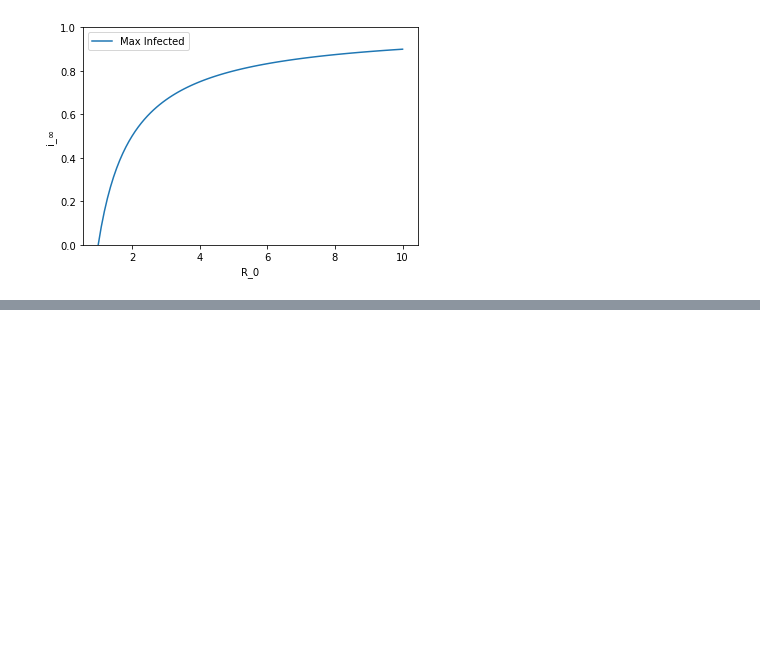
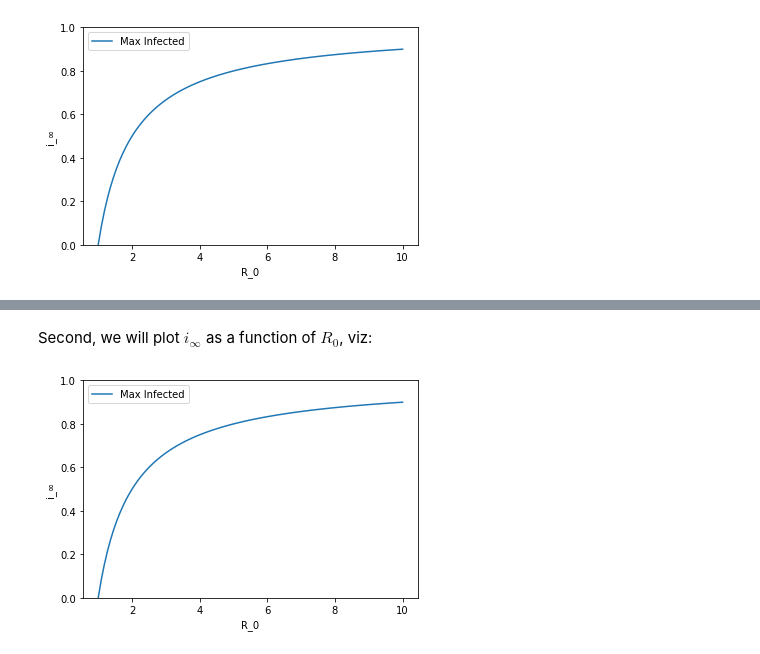
Before and after one commit to fcantelmi/morning-bytes, a Jupyter notebook: sirmodel/sirmodel.ipynb, the cells around one changed output, grey strips where cells are left out. Cells and saved outputs as stored; diff of their text form; code cells hidden in the pictures; blank space fills up the shorter version.

```diff
--- a/sirmodel/sirmodel.ipynb
+++ b/sirmodel/sirmodel.ipynb
@@ -287,0 +313,15 @@ plt.show()
+# %% [markdown]
+Second, we will plot $i_\infty$ as a function of $R_0$, viz:
+# %%
+import matplotlib.pyplot as plt
+import numpy as np
+
+R_0 = np.linspace(1, 10, 100)
+plt.plot(R_0, 1 - 1/R_0, label='Max Infected')
+plt.xlabel("R_0")
+plt.ylabel('i_\u221e')
+plt.ylim((0,1))
+plt.legend()
+plt.show()
+# %% [output]
+[figure, added]
```
Also changed, not shown: parts of 2 cells of this notebook.
